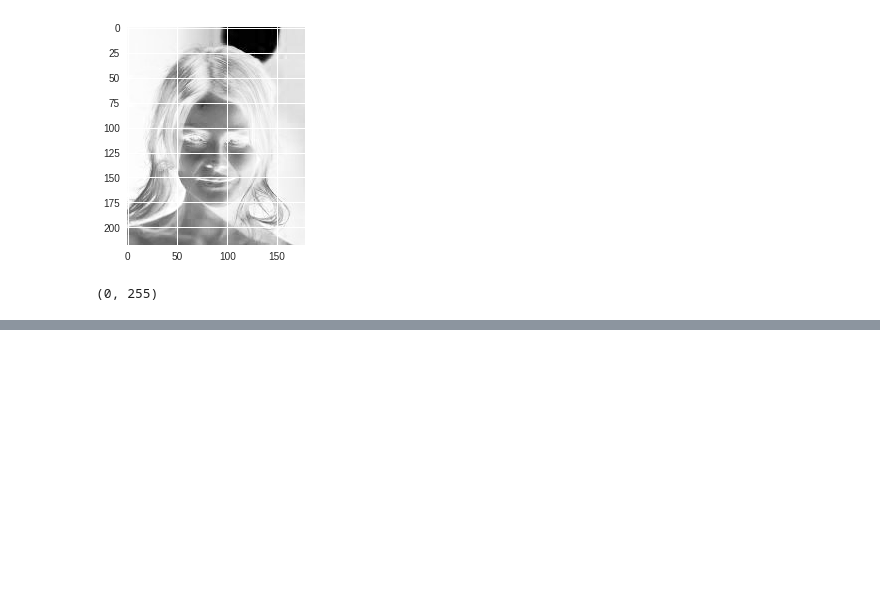
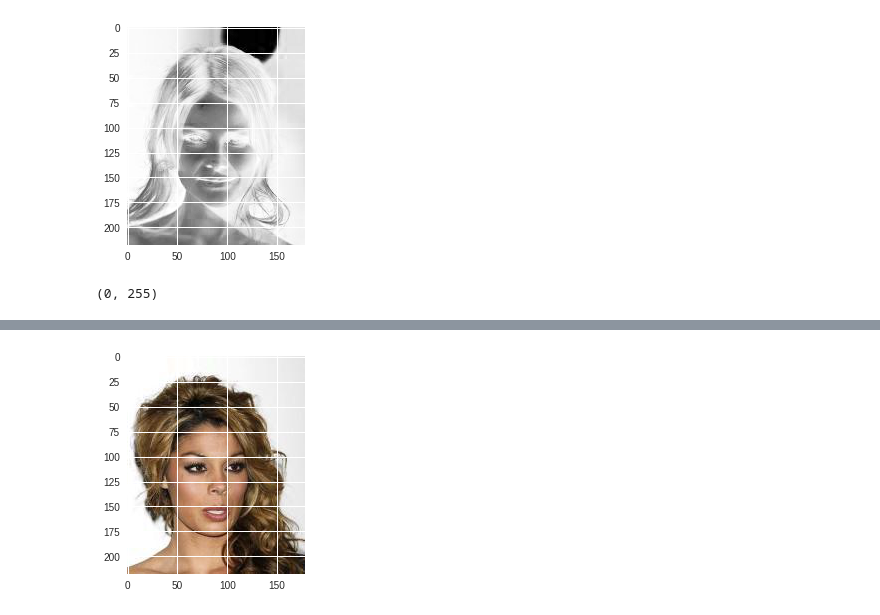
Before and after one commit to BikashPandey17/snoop-dogg, a Jupyter notebook: session0.ipynb, the cells around one changed output, grey strips where cells are left out. Cells and saved outputs as stored; diff of their text form; code cells hidden in the pictures; blank space fills up the shorter version.

```diff
--- a/session0.ipynb
+++ b/session0.ipynb
@@ -176,0 +177,12 @@ np.min(img), np.max(img)
+# %%
+def plot_image(filename):
+  img = plt.imread(filename)
+  plt.imshow(img)
+# %%
+f = files[np.random.randint(0, len(files))]
+#plot_image(f)
+#or
+plot_image(files[np.random.randint(0,len(files))])
+np.ndarray?
+# %% [output]
+[figure, added]
```
Also changed, not shown: parts of 19 cells of this notebook.
